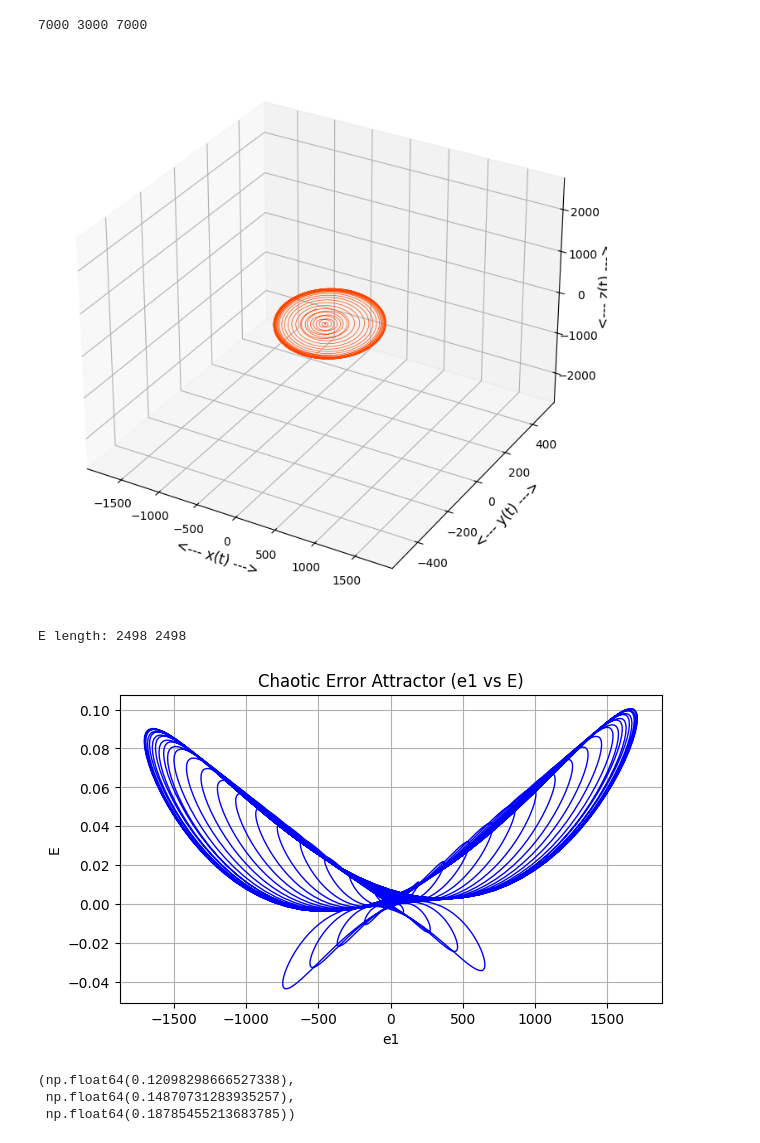
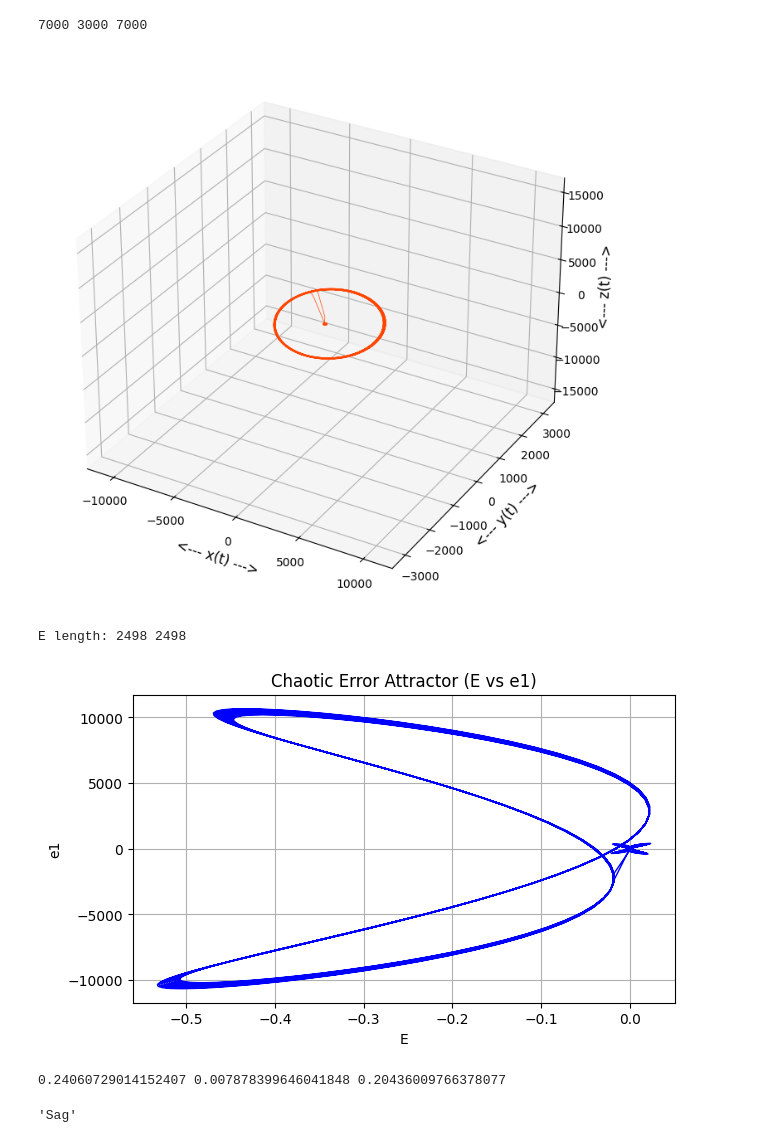
Before and after one commit to Yakari2268/Capstone, a Jupyter notebook: Simulation_1.ipynb, the cells around one changed output. Saved outputs shown, nothing was run; the diff lists cells and outputs as text; code cells hidden in the pictures.

```diff
--- a/Simulation_1.ipynb
+++ b/Simulation_1.ipynb
@@ -132,6 +132,7 @@ def generate_pq_signal(
     A=1.0,
     t_window = [0.06,0.14],
     delay_ms = 35,
+    noise_std = 0.0,
     rng = None
 ):
     """
@@ -186,6 +187,11 @@ def generate_pq_signal(
     else:
         raise ValueError("Unknown disturbance type")
 
+    # --- ADDITIVE NOISE ---
+    if noise_std > 0:
+        noise = rng.normal(0.0, noise_std, size=len(y))
+        y = y + noise
+
     return t, x_ref, y
 # %%
 def error_rhs(e1, e2, e3, x1, x2, x3, y1, y2, y3, alpha, beta, gamma):
@@ -280,10 +286,10 @@ def compute_error_states(xm, ym, zm, xs, ys, zs):
     return e1, e2, e3
 # %%
 # Select disturbance type
-disturbance_type = "normal"
+disturbance_type = "sag"
 # Options: normal, sag, swell, interruption, harmonics
 
-t, x_ref, y_meas = generate_pq_signal(disturbance=disturbance_type,T = 0.5, t_window = [0.0,0.5], delay_ms = 0)
+t, x_ref, y_meas = generate_pq_signal(disturbance=disturbance_type,T = 0.5, t_window = [0.1,0.4], delay_ms = 0, noise_std = 0.0)
 dt = t[1] - t[0]
 print('dt:',dt)
 # Plot
@@ -316,7 +322,7 @@ dt = 0.005
 # %%
 lorenz_ode_plot_3d(e1,e2,e3)
 # %% [output]
-[figure, old version]
+[figure, new version]
 # %%
 import numpy as np
 
@@ -364,14 +370,14 @@ E length: 2498 2498
 # %%
 plt.figure(figsize=(7,4))
 #plt.scatter(e1, E, s=5, c='blue', alpha=0.5)
-plt.plot(e1, E, color='blue', linewidth=1)
-plt.xlabel('e1')
-plt.ylabel('E')
-plt.title('Chaotic Error Attractor (e1 vs E)')
+plt.plot(E,e1, color='blue', linewidth=1)
+plt.xlabel('E')
+plt.ylabel('e1')
+plt.title('Chaotic Error Attractor (E vs e1)')
 plt.grid(True)
 plt.show()
 # %% [output]
-[figure, old version]
+[figure, new version]
 # %%
 import numpy as np
 
@@ -410,6 +429,5 @@ def extract_ck_from_E(e1, E):
 # %%
-extract_ck_from_E(e1,E)
+(c1,c2,c3) = extract_ck_energy(e1,E)
+print(c1,c2,c3)
 # %% [output]
-(np.float64(0.12098298666527338),
- np.float64(0.14870731283935257),
- np.float64(0.18785455213683785))
+0.24060729014152407 0.007878399646041848 0.20436009766378077
@@ -415,0 +457,4 @@ extract_ck_from_E(e1,E)
+# %%
+classify_pq(c1,c2,c3)
+# %% [output]
+'Sag'
```
Also changed, not shown: parts of 3 cells of this notebook, 2 other files.
